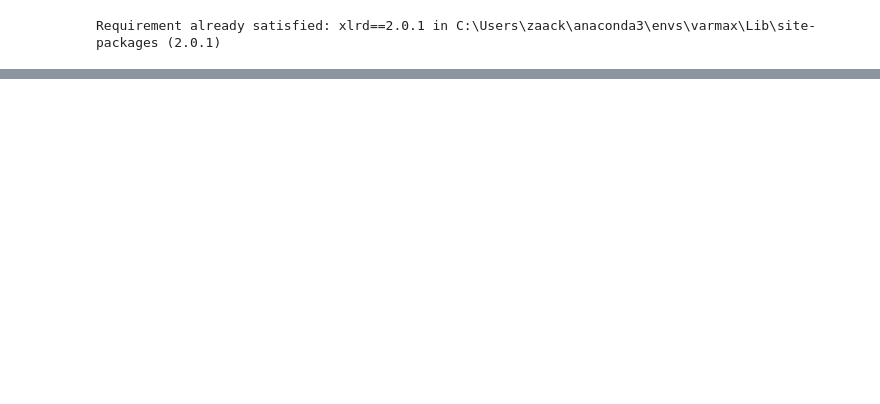
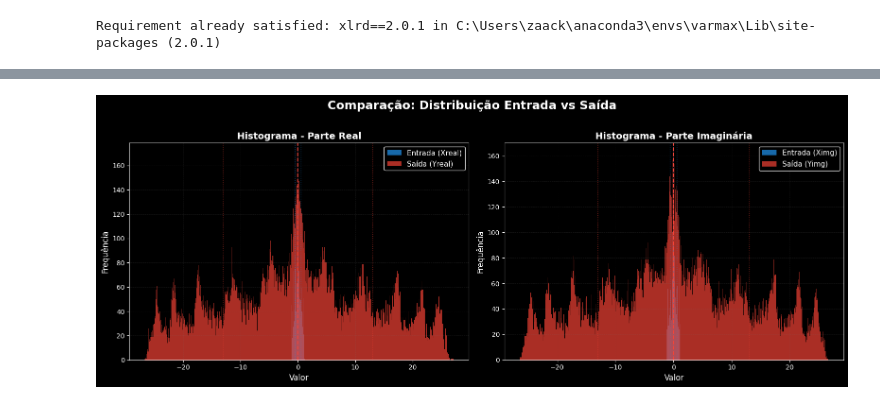
Before and after one commit to IsaacKosloski/varmax-study, a Jupyter notebook: notebooks/Processamento_de_sinais_IQ_e_VARMAX.ipynb, the cells around one changed output, grey strips where cells are left out. Saved outputs shown, nothing was run; the diff lists cells and outputs as text; code cells hidden in the pictures; blank space fills up the shorter version.

```diff
--- a/notebooks/Processamento_de_sinais_IQ_e_VARMAX.ipynb
+++ b/notebooks/Processamento_de_sinais_IQ_e_VARMAX.ipynb
@@ -63,0 +649,95 @@ Requirement already satisfied: xlrd==2.0.1 in C:\Users\zaack\anaconda3\envs\varm
+# %%
+def plot_histogram_comparison(df_input, df_output, bins=1000,
+                               dark_mode=True, figsize=(16, 6),
+                               input_color='#2196F3', output_color='#f44336',
+                               alpha=0.7, show_stats=True):
+    """
+    Plota histogramas sobrepostos comparando Entrada vs Saída
+    para as partes Real e Imaginária dos sinais.
+
+    Parameters:
+    -----------
+    df_input     : pd.DataFrame  -> DataFrame com colunas 'Xreal' e 'Ximg'
+    df_output    : pd.DataFrame  -> DataFrame com colunas 'Yreal' e 'Yimg'
+    bins         : int           -> Número de intervalos do histograma
+    dark_mode    : bool          -> Ativar fundo preto (True/False)
+    figsize      : tuple         -> Tamanho da figura (largura, altura)
+    input_color  : str           -> Cor dos histogramas de entrada
+    output_color : str           -> Cor dos histogramas de saída
+    alpha        : float         -> Transparência (0 a 1)
+    show_stats   : bool          -> Mostrar linhas de média e desvio padrão
+    """
+
+    # ============================================================
+    # Configuração do estilo
+    # ============================================================
+    if dark_mode:
+        plt.style.use('dark_background')
+        text_color = 'white'
+        grid_color = 'gray'
+        legend_face = 'black'
+        legend_edge = 'white'
+    else:
+        plt.style.use('default')
+        text_color = 'black'
+        grid_color = 'lightgray'
+        legend_face = 'white'
+        legend_edge = 'black'
+
+    # ============================================================
+    # Configuração dos gráficos
+    # ============================================================
+    config = [
+        {
+            "title": "Histograma - Parte Real",
+            "input":  {"data": df_input["Xreal"],  "label": "Entrada (Xreal)"},
+            "output": {"data": df_output["Yreal"], "label": "Saída (Yreal)"},
+        },
+        {
+            "title": "Histograma - Parte Imaginária",
+            "input":  {"data": df_input["Ximg"],  "label": "Entrada (Ximg)"},
+            "output": {"data": df_output["Yimg"], "label": "Saída (Yimg)"},
+        },
+    ]
+
+    # ============================================================
+    # Plotagem
+    # ============================================================
+    fig, axes = plt.subplots(1, 2, figsize=figsize)
+
+    for ax, cfg in zip(axes, config):
+
+        # Histograma da ENTRADA
+        ax.hist(cfg["input"]["data"], bins=bins, edgecolor='none',
+                color=input_color, alpha=alpha, label=cfg["input"]["label"])
+
+        # Histograma da SAÍDA
+        ax.hist(cfg["output"]["data"], bins=bins, edgecolor='none',
+                color=output_color, alpha=alpha, label=cfg["output"]["label"])
+
+        # Estatísticas (média e desvio padrão)
+        if show_stats:
+            for data, color in [(cfg["input"]["data"], input_color),
+                                (cfg["output"]["data"], output_color)]:
+                mean = data.mean()
+                std = data.std()
+                ax.axvline(mean, color=color, linestyle='--', linewidth=1.5)
+                ax.axvline(mean + std, color=color, linestyle=':', linewidth=1, alpha=0.5)
+                ax.axvline(mean - std, color=color, linestyle=':', linewidth=1, alpha=0.5)
+
+        # Estilo
+        ax.set_title(cfg["title"], fontsize=14, fontweight='bold', color=text_color)
+        ax.set_xlabel('Valor', color=text_color, fontsize=12)
+        ax.set_ylabel('Frequência', color=text_color, fontsize=12)
+        ax.legend(fontsize=11, facecolor=legend_face,
+                  edgecolor=legend_edge, labelcolor=text_color)
+        ax.grid(True, linestyle='--', alpha=0.2, color=grid_color)
+
+    plt.suptitle('Comparação: Distribuição Entrada vs Saída',
+                 fontsize=18, fontweight='bold', color=text_color, y=1.02)
+    plt.tight_layout()
+    plt.show()
+
+plot_histogram_comparison(df_input, df_output)
+# %% [output]
+[figure, added]
```
Also changed, not shown: parts of 35 cells of this notebook, 2 other files.
